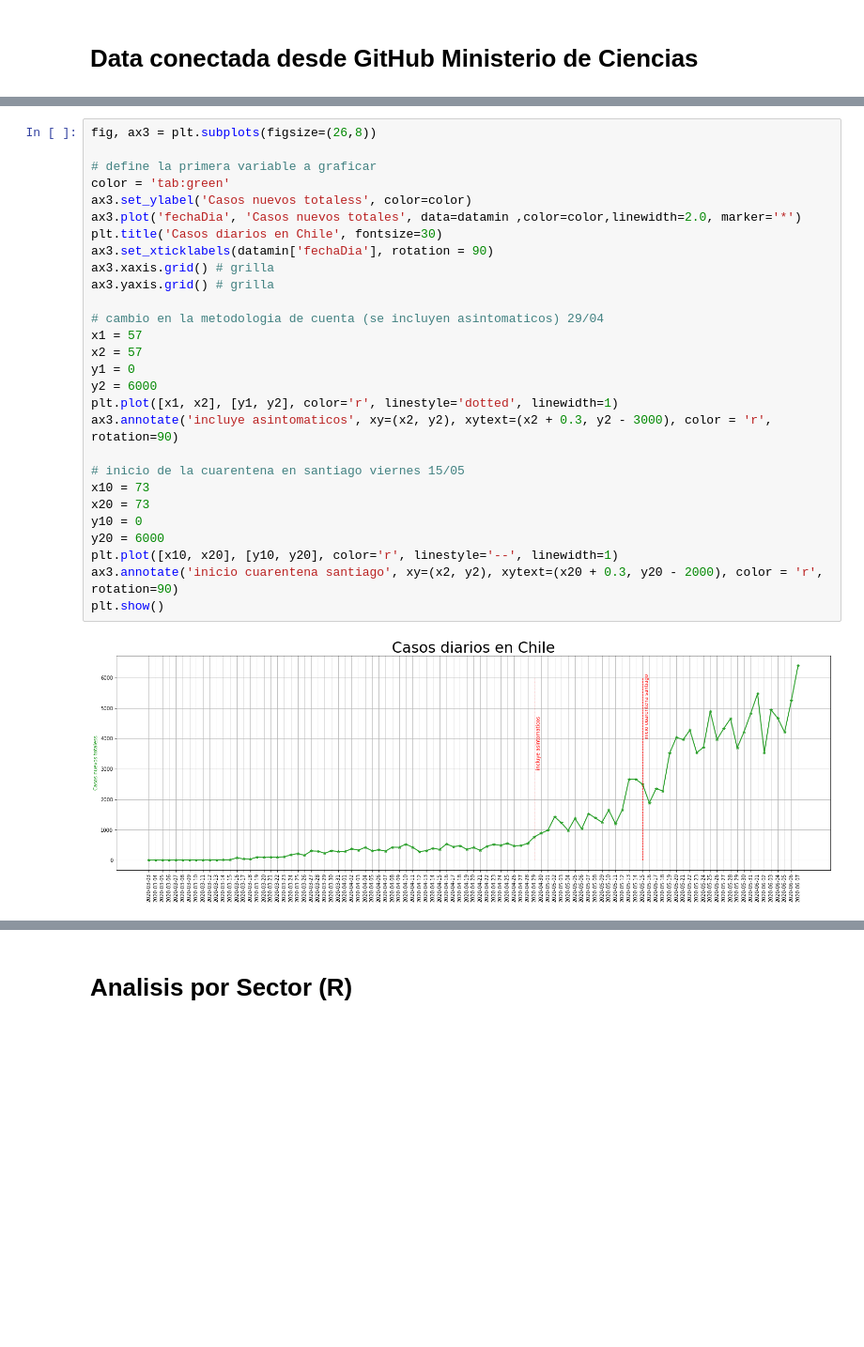
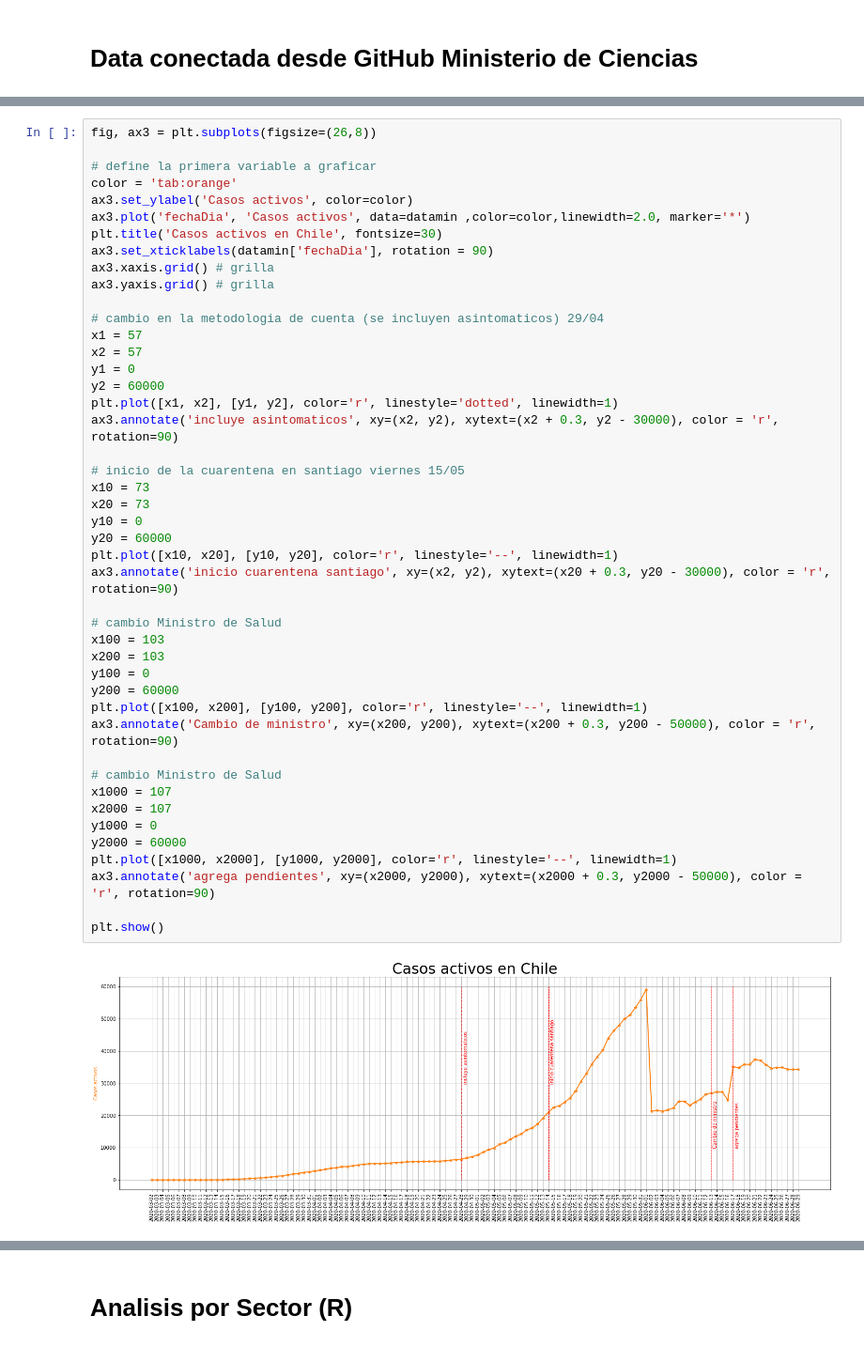
Before and after one commit to gmezaarrepol/informacionCovid, a Jupyter notebook: covid19_chile.ipynb, the cells around one changed output, grey strips where cells are left out. Shown: that part at 94% size. Drawn from its saved outputs; the diff is of its cells as text; blank space fills up the shorter version.

```diff
--- a/covid19_chile.ipynb
+++ b/covid19_chile.ipynb
@@ -83,30 +181,47 @@ plt.show()
 # %%
 fig, ax3 = plt.subplots(figsize=(26,8))
 
 # define la primera variable a graficar
-color = 'tab:green'
-ax3.set_ylabel('Casos nuevos totaless', color=color)
-ax3.plot('fechaDia', 'Casos nuevos totales', data=datamin ,color=color,linewidth=2.0, marker='*')
-plt.title('Casos diarios en Chile', fontsize=30)
+color = 'tab:orange'
+ax3.set_ylabel('Casos activos', color=color)
+ax3.plot('fechaDia', 'Casos activos', data=datamin ,color=color,linewidth=2.0, marker='*')
+plt.title('Casos activos en Chile', fontsize=30)
 ax3.set_xticklabels(datamin['fechaDia'], rotation = 90)
 ax3.xaxis.grid() # grilla
 ax3.yaxis.grid() # grilla
 
 # cambio en la metodologia de cuenta (se incluyen asintomaticos) 29/04
 x1 = 57
 x2 = 57
 y1 = 0
-y2 = 6000
+y2 = 60000
 plt.plot([x1, x2], [y1, y2], color='r', linestyle='dotted', linewidth=1)
-ax3.annotate('incluye asintomaticos', xy=(x2, y2), xytext=(x2 + 0.3, y2 - 3000), color = 'r', rotation=90)
+ax3.annotate('incluye asintomaticos', xy=(x2, y2), xytext=(x2 + 0.3, y2 - 30000), color = 'r', rotation=90)
 
 # inicio de la cuarentena en santiago viernes 15/05
 x10 = 73
 x20 = 73
 y10 = 0
-y20 = 6000
+y20 = 60000
 plt.plot([x10, x20], [y10, y20], color='r', linestyle='--', linewidth=1)
-ax3.annotate('inicio cuarentena santiago', xy=(x2, y2), xytext=(x20 + 0.3, y20 - 2000), color = 'r', rotation=90)
+ax3.annotate('inicio cuarentena santiago', xy=(x2, y2), xytext=(x20 + 0.3, y20 - 30000), color = 'r', rotation=90)
+
+# cambio Ministro de Salud
+x100 = 103
+x200 = 103
+y100 = 0
+y200 = 60000
+plt.plot([x100, x200], [y100, y200], color='r', linestyle='--', linewidth=1)
+ax3.annotate('Cambio de ministro', xy=(x200, y200), xytext=(x200 + 0.3, y200 - 50000), color = 'r', rotation=90)
+
+# cambio Ministro de Salud
+x1000 = 107
+x2000 = 107
+y1000 = 0
+y2000 = 60000
+plt.plot([x1000, x2000], [y1000, y2000], color='r', linestyle='--', linewidth=1)
+ax3.annotate('agrega pendientes', xy=(x2000, y2000), xytext=(x2000 + 0.3, y2000 - 50000), color = 'r', rotation=90)
+
 plt.show()
 # %% [output]
-[figure, old version]
+[figure, new version]
```
Also changed, not shown: parts of 20 cells of this notebook.
